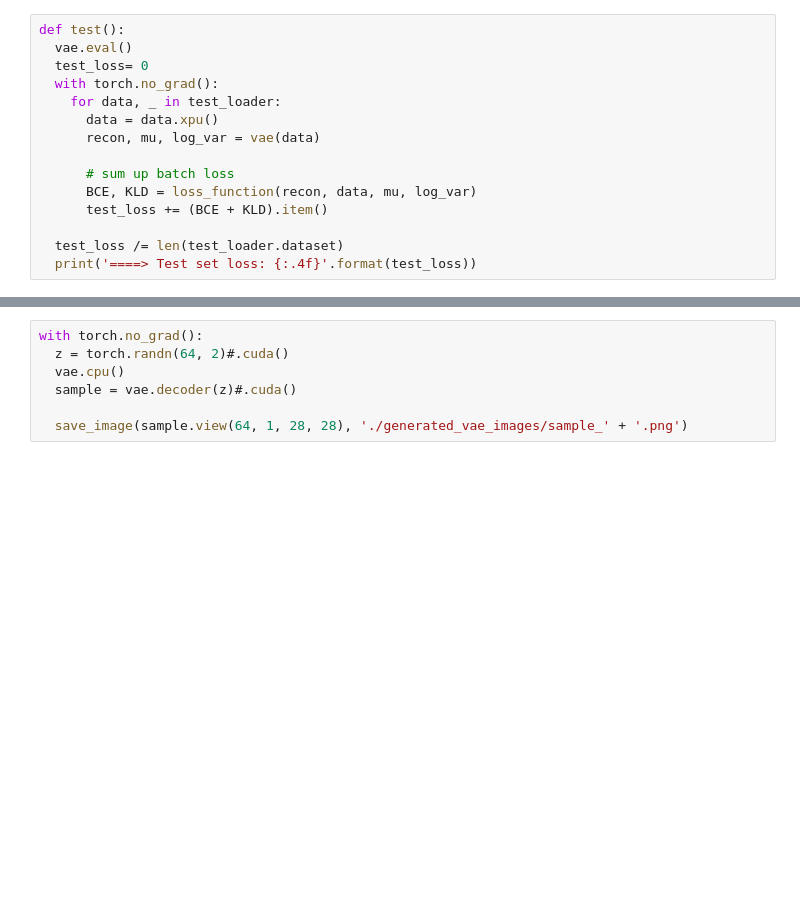
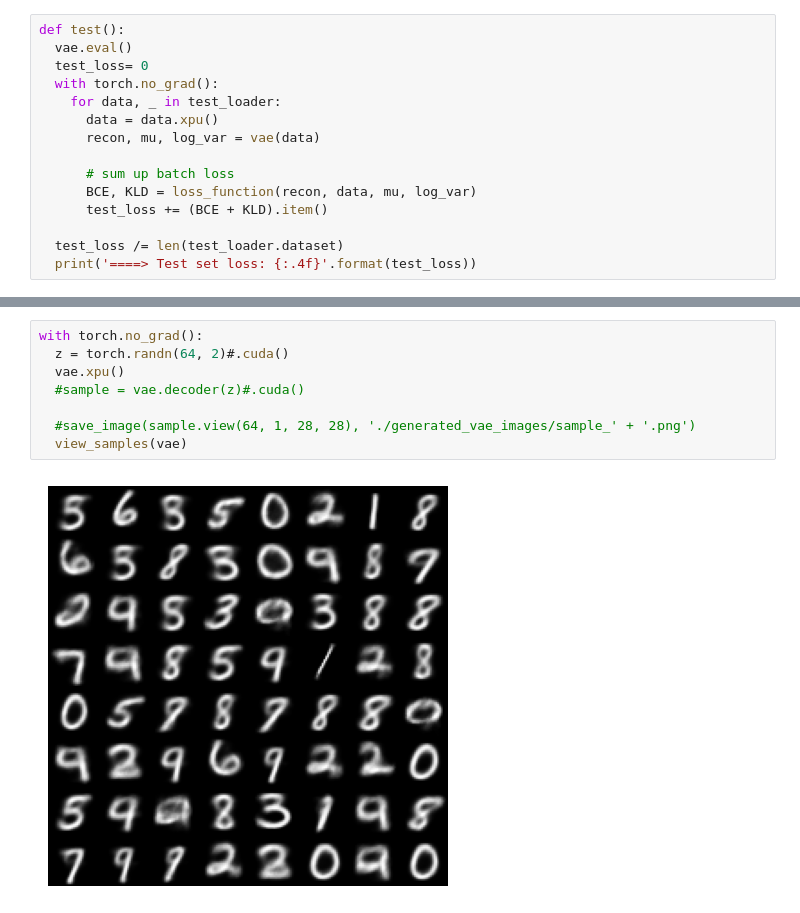
Before and after one commit to yourboijake/cv_selflearning, a Jupyter notebook: openvla/wk7-8/lyeoni_VAE.ipynb, the cells around one changed output, grey strips where cells are left out. Cells and saved outputs as stored; diff of their text form; blank space fills up the shorter version.

```diff
--- a/openvla/wk7-8/lyeoni_VAE.ipynb
+++ b/openvla/wk7-8/lyeoni_VAE.ipynb
@@ -157,10 +170,13 @@ Train Epoch: 1 [500/100]
 # %%
 with torch.no_grad():
   z = torch.randn(64, 2)#.cuda()
-  vae.cpu()
-  sample = vae.decoder(z)#.cuda()
+  vae.xpu()
+  #sample = vae.decoder(z)#.cuda()
 
-  save_image(sample.view(64, 1, 28, 28), './generated_vae_images/sample_' + '.png')
+  #save_image(sample.view(64, 1, 28, 28), './generated_vae_images/sample_' + '.png')
+  view_samples(vae)
+# %% [output]
+[figure, added]
 # %%
 
 with torch.no_grad():
```
Also changed, not shown: parts of 13 cells of this notebook, 2 other files.
